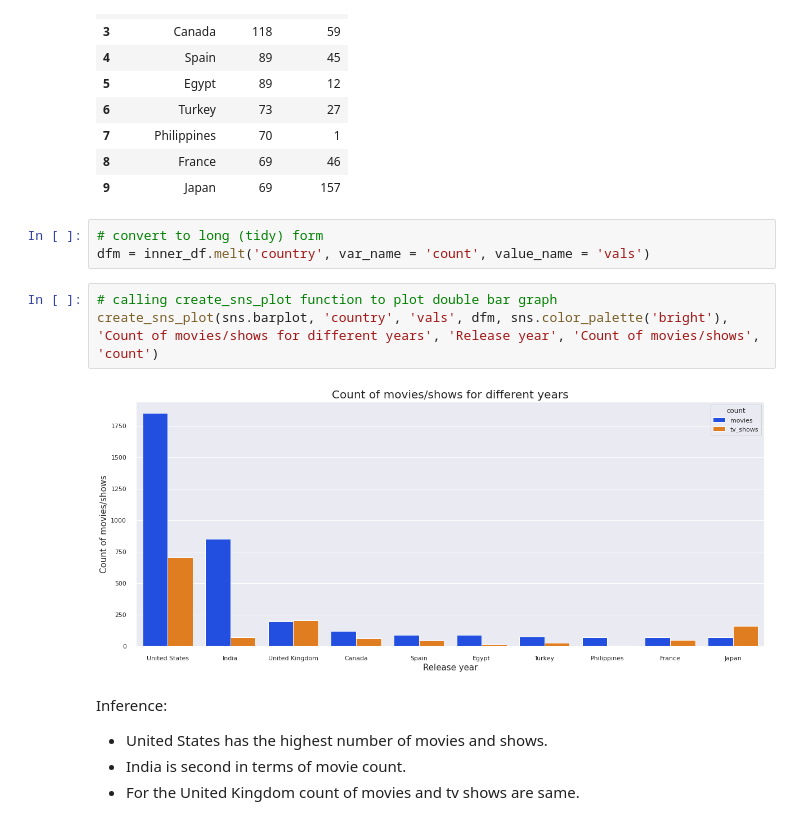
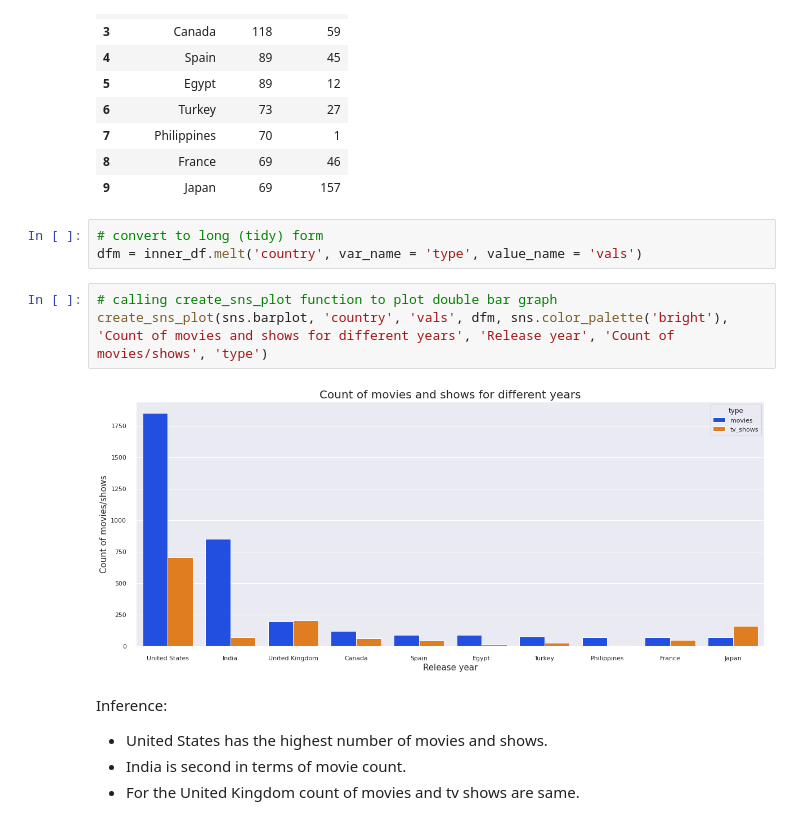
Before and after one commit to codeboy47/Netflix-movies-and-tv-shows-clustering, a Jupyter notebook: Individual_Notebook.ipynb, the cells around one changed output. Drawn from its saved outputs; the diff is of its cells as text.

```diff
--- a/Individual_Notebook.ipynb
+++ b/Individual_Notebook.ipynb
@@ -337,12 +342,12 @@ inner_df
 | 9 | Japan | 69 | 157 |
 # %%
 # convert to long (tidy) form
-dfm = inner_df.melt('country', var_name = 'count', value_name = 'vals')
+dfm = inner_df.melt('country', var_name = 'type', value_name = 'vals')
 # %%
 # calling create_sns_plot function to plot double bar graph
-create_sns_plot(sns.barplot, 'country', 'vals', dfm, sns.color_palette('bright'), 'Count of movies/shows for different years', 'Release year', 'Count of movies/shows', 'count')
+create_sns_plot(sns.barplot, 'country', 'vals', dfm, sns.color_palette('bright'), 'Count of movies and shows for different years', 'Release year', 'Count of movies/shows', 'type')
 # %% [output]
-[figure, old version]
+[figure, new version]
 # %% [markdown]
 Inference: <br>
 * United States has the highest number of movies and shows.
```
Also changed, not shown: parts of 30 cells of this notebook.
